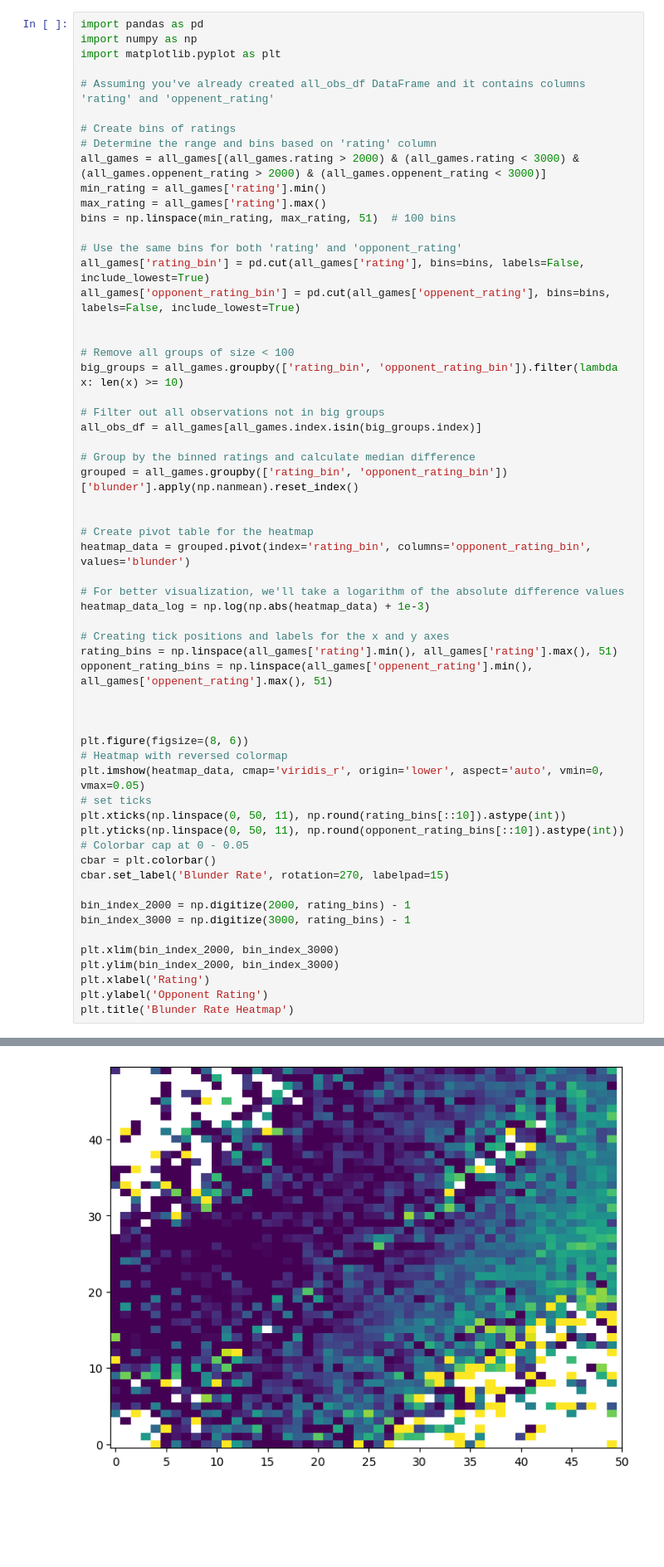
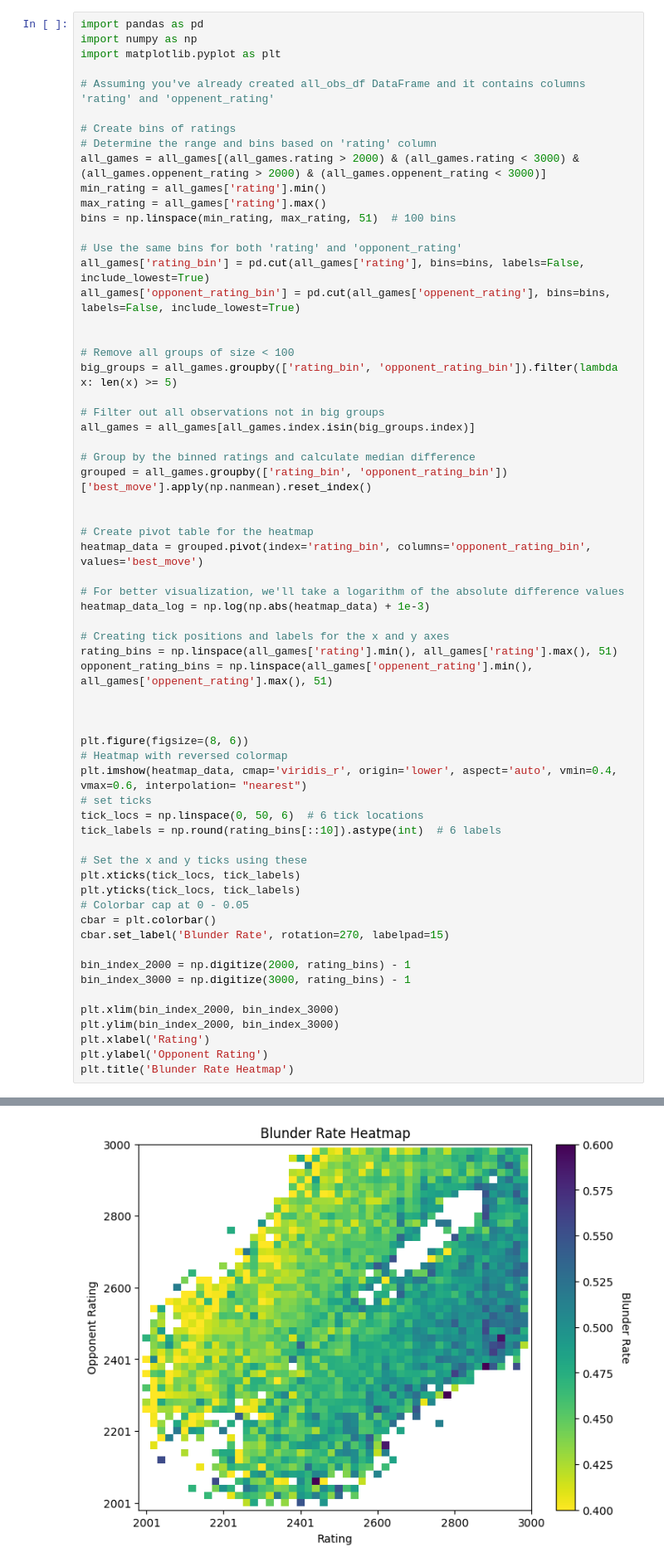
Before and after one commit to dorianquelle/TitledTuesday, a Jupyter notebook: Code/04_Analysis.ipynb, the cells around one changed output, grey strips where cells are left out. Shown at 83% size. Cells and saved outputs as stored; diff of their text form; blank space fills up the shorter version.

```diff
--- a/Code/04_Analysis.ipynb
+++ b/Code/04_Analysis.ipynb
@@ -174,17 +174,17 @@ all_games['opponent_rating_bin'] = pd.cut(all_games['oppenent_rating'], bins=bin
 
 
 # Remove all groups of size < 100
-big_groups = all_games.groupby(['rating_bin', 'opponent_rating_bin']).filter(lambda x: len(x) >= 10)
+big_groups = all_games.groupby(['rating_bin', 'opponent_rating_bin']).filter(lambda x: len(x) >= 5)
 
 # Filter out all observations not in big groups
-all_obs_df = all_games[all_games.index.isin(big_groups.index)]
+all_games = all_games[all_games.index.isin(big_groups.index)]
 
 # Group by the binned ratings and calculate median difference
-grouped = all_games.groupby(['rating_bin', 'opponent_rating_bin'])['blunder'].apply(np.nanmean).reset_index()
+grouped = all_games.groupby(['rating_bin', 'opponent_rating_bin'])['best_move'].apply(np.nanmean).reset_index()
 
 
 # Create pivot table for the heatmap
-heatmap_data = grouped.pivot(index='rating_bin', columns='opponent_rating_bin', values='blunder')
+heatmap_data = grouped.pivot(index='rating_bin', columns='opponent_rating_bin', values='best_move')
 
 # For better visualization, we'll take a logarithm of the absolute difference values
 heatmap_data_log = np.log(np.abs(heatmap_data) + 1e-3)
@@ -197,10 +197,14 @@ opponent_rating_bins = np.linspace(all_games['oppenent_rating'].min(), all_games
 
 plt.figure(figsize=(8, 6))
 # Heatmap with reversed colormap
-plt.imshow(heatmap_data, cmap='viridis_r', origin='lower', aspect='auto', vmin=0, vmax=0.05)
+plt.imshow(heatmap_data, cmap='viridis_r', origin='lower', aspect='auto', vmin=0.4, vmax=0.6, interpolation= "nearest")
 # set ticks
-plt.xticks(np.linspace(0, 50, 11), np.round(rating_bins[::10]).astype(int))
-plt.yticks(np.linspace(0, 50, 11), np.round(opponent_rating_bins[::10]).astype(int))
+tick_locs = np.linspace(0, 50, 6)  # 6 tick locations
+tick_labels = np.round(rating_bins[::10]).astype(int)  # 6 labels
+
+# Set the x and y ticks using these
+plt.xticks(tick_locs, tick_labels)
+plt.yticks(tick_locs, tick_labels)
 # Colorbar cap at 0 - 0.05
 cbar = plt.colorbar()
 cbar.set_label('Blunder Rate', rotation=270, labelpad=15)
@@ -218 +222 @@ ValueError: The number of FixedLocator locations (11), usually from a call to se
-[figure, old version]
+[figure, new version]
```
Also changed, not shown: parts of 7 cells of this notebook, 4 other files.
